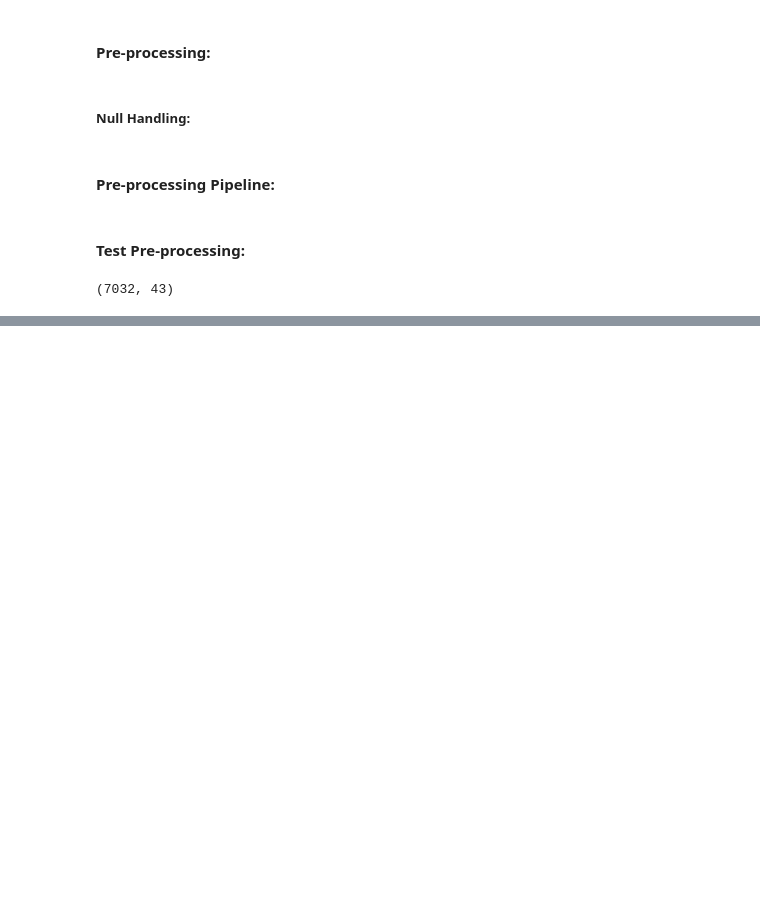
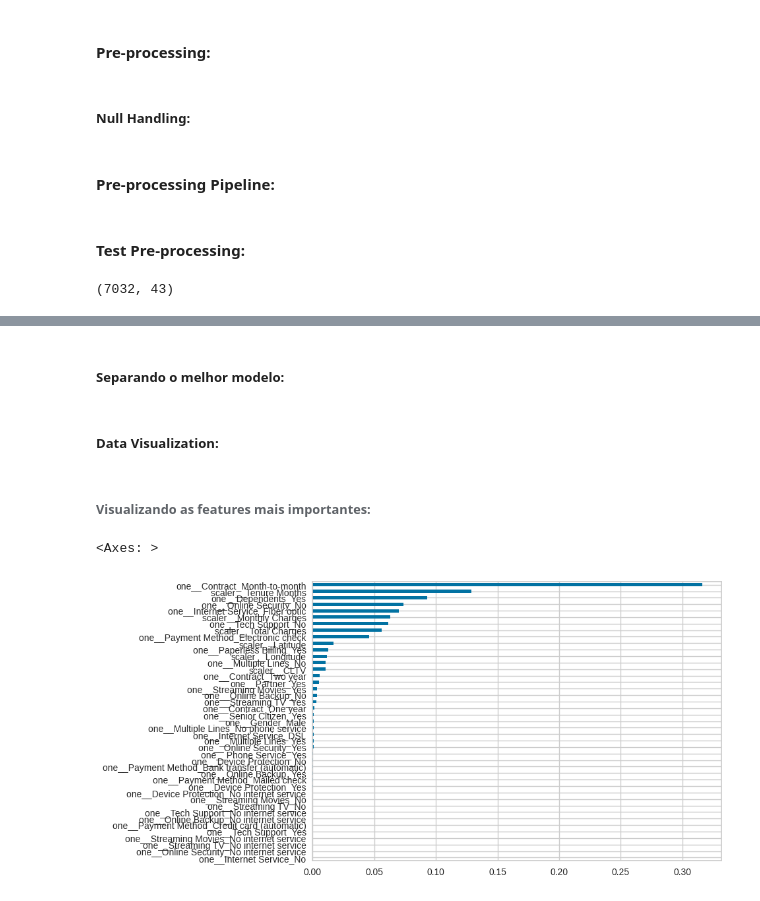
Before and after one commit to SamuelBarbosaDev/Telco_Customer_Churn, a Jupyter notebook: core/notebooks/main.ipynb, the cells around one changed output, grey strips where cells are left out. Cells and saved outputs as stored; diff of their text form; code cells hidden in the pictures; blank space fills up the shorter version.

```diff
--- a/core/notebooks/main.ipynb
+++ b/core/notebooks/main.ipynb
@@ -293,0 +418,5 @@ result.shape
+# %%
+pipeline = Pipeline([
+    ('pre_processing', pre_processing),
+    ('model', GradientBoostingClassifier())
+])
@@ -293,0 +425,7 @@ result.shape
+# %%
+params = {
+    'model__learning_rate': [.1, .01],
+    'model__max_depth': [3, 4, 5],
+    'model__n_estimators': [300, 400, 500],
+    'model__subsample': [1., .8]
+}
@@ -293,0 +434,11 @@ result.shape
+# %%
+grid_model = GridSearchCV(
+    pipeline,
+    params,
+    cv=5,
+    scoring='r2',
+    n_jobs=-1,
+    verbose=1
+)
+
+grid_model.fit(x_train, y_train)
@@ -293,0 +481,17 @@ result.shape
+# %% [markdown]
+##### Separando o melhor modelo:
+# %%
+pipeline = grid_model.best_estimator_
+# %% [markdown]
+##### Data Visualization:
+# %% [markdown]
+###### Visualizando as features mais importantes:
+# %%
+important_features = pd.Series(
+    data=pipeline.named_steps['model'].feature_importances_,
+    index=pipeline.named_steps['pre_processing'].get_feature_names_out()
+)
+important_features.sort_values().plot.barh()
+# %% [output]
+<Axes: >
+[figure, added]
```
Also changed, not shown: parts of 33 cells of this notebook.
